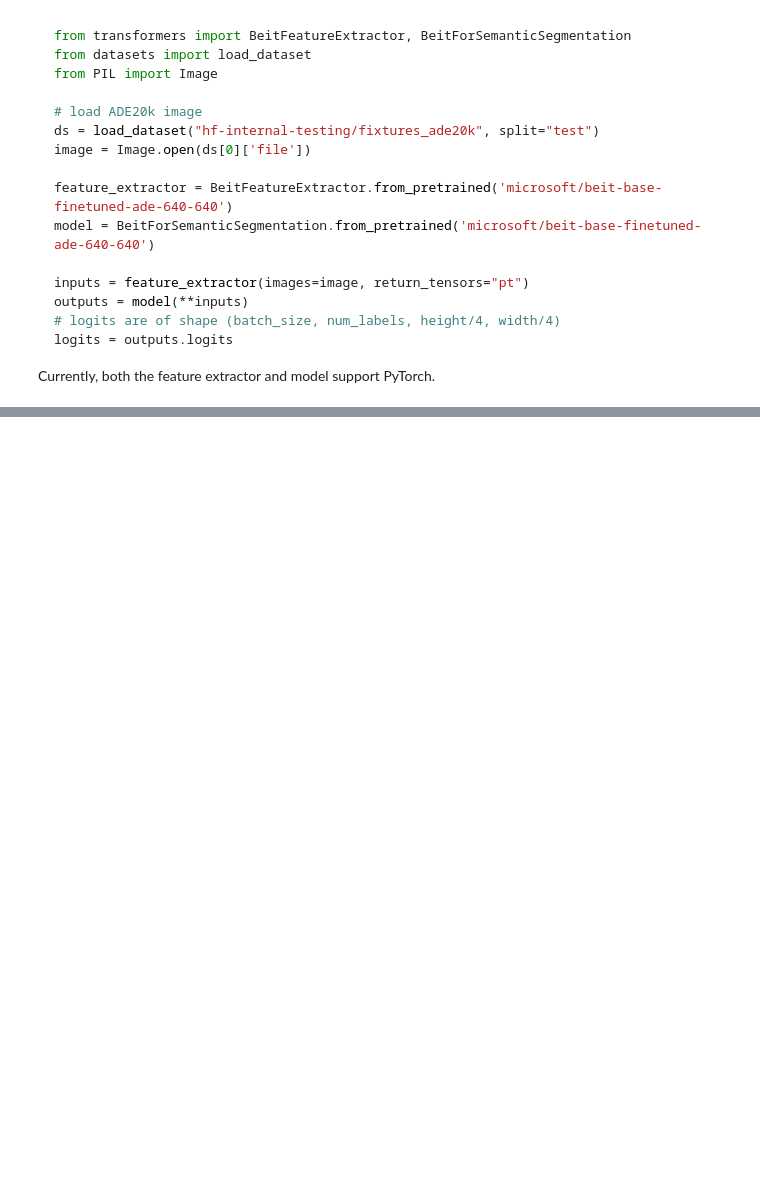
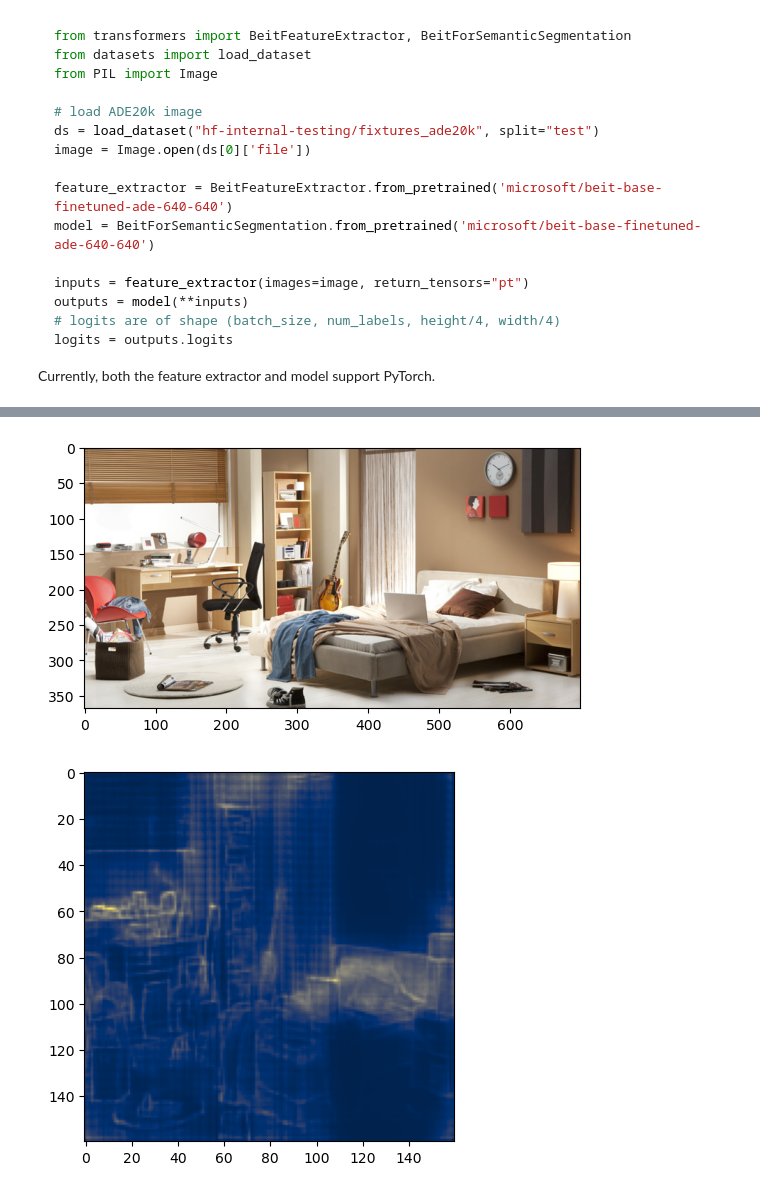
Before and after one commit to ValentyRT/Ingenier-a-de-Prompt-ECI, a Jupyter notebook: Prompt - Segmentador MS.ipynb, the cells around one changed output, grey strips where cells are left out. Cells and saved outputs as stored; diff of their text form; code cells hidden in the pictures; blank space fills up the shorter version.

```diff
--- a/Prompt - Segmentador MS.ipynb
+++ b/Prompt - Segmentador MS.ipynb
@@ -107,0 +107,54 @@ plt.show()
+# %%
+''' De la imagen "habitación" que descargué de internet, quiero especificarle varios índices de varios objetos
+(por ahora escritos en enteros manualmente) y que cada objeto lo realce en el mismo mapa (matplotlib)
+pero con colores diferentes '''
+plt.imshow(image)
+plt.show()
+# [reloj, escritorio, piso, almohada] = [148,33,3,57]
+'''
+segmentation_mask = logits[0]  # Obtén la máscara de segmentación de la primera imagen
+
+class_index = 148
+segmentation_mask_for_class = segmentation_mask[class_index]
+
+# Aplica una función de activación para obtener probabilidades o binarización según sea necesario:
+# Por ejemplo, si deseas aplicar la función softmax para obtener probabilidades:
+import torch
+segmentation_mask_probs = torch.softmax(segmentation_mask_for_class, dim=0)
+
+# Visualiza la máscara de ´robabilidad.
+plt.imshow(segmentation_mask_probs.detach().numpy(), cmap='cividis')
+plt.show()
+
+# Establece un umbral de binarización
+threshold = 0.5
+segmentation_mask_binary = segmentation_mask_for_class > threshold
+
+# Visualiza la máscara binaria:
+plt.imshow(segmentation_mask_binary, cmap='binary')
+plt.show()'''
+
+# Visualizar la máscara de segmentación para la primera imagen del lote (si tienes más de una imagen, ajusta el índice):
+segmentation_mask = logits[0]  # Obtén la máscara de segmentación de la primera imagen
+
+# Supongamos que deseas visualizar la máscara de la clase 0 (cambia el índice según tus clases):
+class_index = 57
+segmentation_mask_for_class = segmentation_mask[class_index]
+
+# Aplica una función de activación para obtener probabilidades:
+segmentation_mask_probs = torch.softmax(segmentation_mask_for_class, dim=0)
+
+# Aplica una transformación para resaltar áreas con alta probabilidad:
+# Puedes experimentar con diferentes funciones de transformación y valores
+transformed_probs = segmentation_mask_probs ** 0.5  # Ejemplo: potenciación de 0.5
+
+# Visualiza la máscara de probabilidad con la transformación:
+plt.imshow(transformed_probs.detach().numpy(), cmap='cividis')
+plt.show()
+
+
+#plt.imshow(logits[0][class_index].detach().cpu().numpy(), cmap='cividis')
+#plt.show()
+# %% [output]
+[figure, added]
+[figure, added]
```
Also changed, not shown: parts of 8 cells of this notebook.
